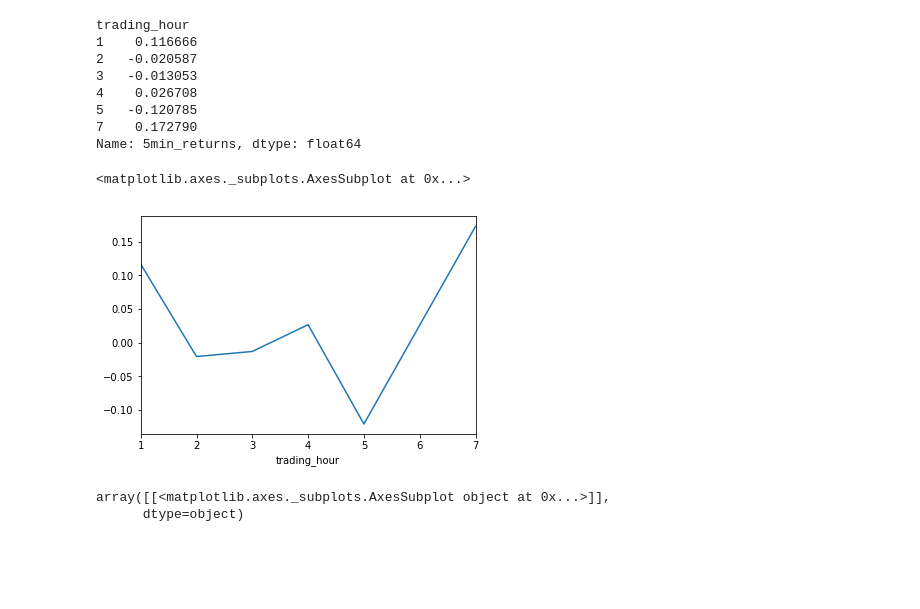
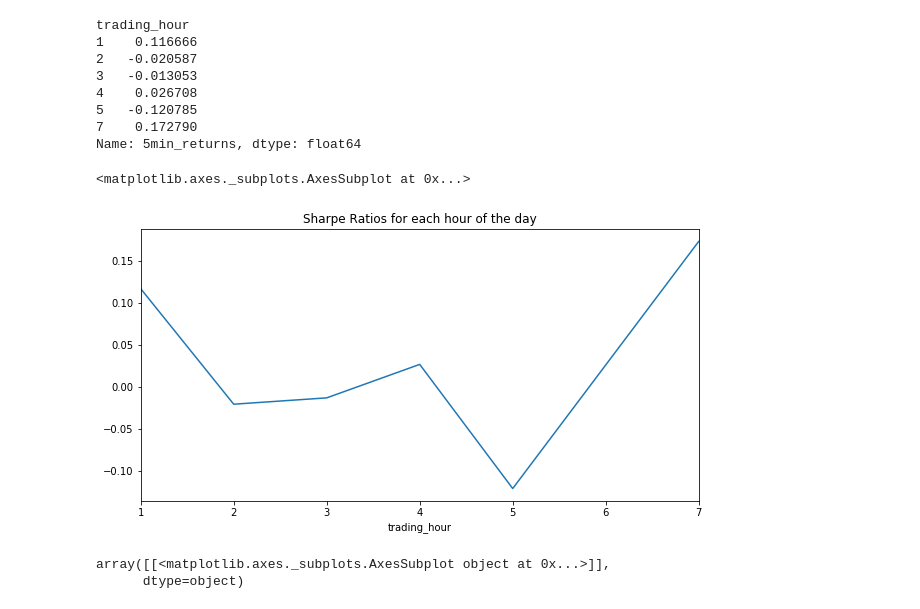
Before and after one commit to JTMachen/Project_1, a Jupyter notebook: brent-5_min_intervals.ipynb, the cells around one changed output. Drawn from its saved outputs; the diff is of its cells as text; code cells hidden in the pictures; blank space fills up the shorter version.

```diff
--- a/brent-5_min_intervals.ipynb
+++ b/brent-5_min_intervals.ipynb
@@ -546,11 +544,20 @@ trading_hour
 5   -0.120785
 7    0.172790
 Name: 5min_returns, dtype: float64
-# %%
-sharpe_5min.plot()
-# %% [output]
-<matplotlib.axes._subplots.AxesSubplot at 0x...>
-[figure, removed]
+# %%
+plt.figure()
+
+# histogram_plot = histogram.plot(figsize = (10,5), title = "Sharpe Ratios of each hour")
+
+# pop_df.hist('5min_returns',bins=50)
+# plt.xlabel('5 Min Returns')
+# plt.xticks(np.arange(0,,1, step=0.005))
+
+
+sharpe_5min.plot(figsize = (10,5), title = "Sharpe Ratios for each hour of the day")
+# %% [output]
+<matplotlib.axes._subplots.AxesSubplot at 0x...>
+[figure, added]
 # %%
 spy_cleaned_df[spy_cleaned_df['trading_hour']==5].hist('5min_returns',bins=100)
 # %% [output]
```
Also changed, not shown: parts of 1 cell of this notebook.
